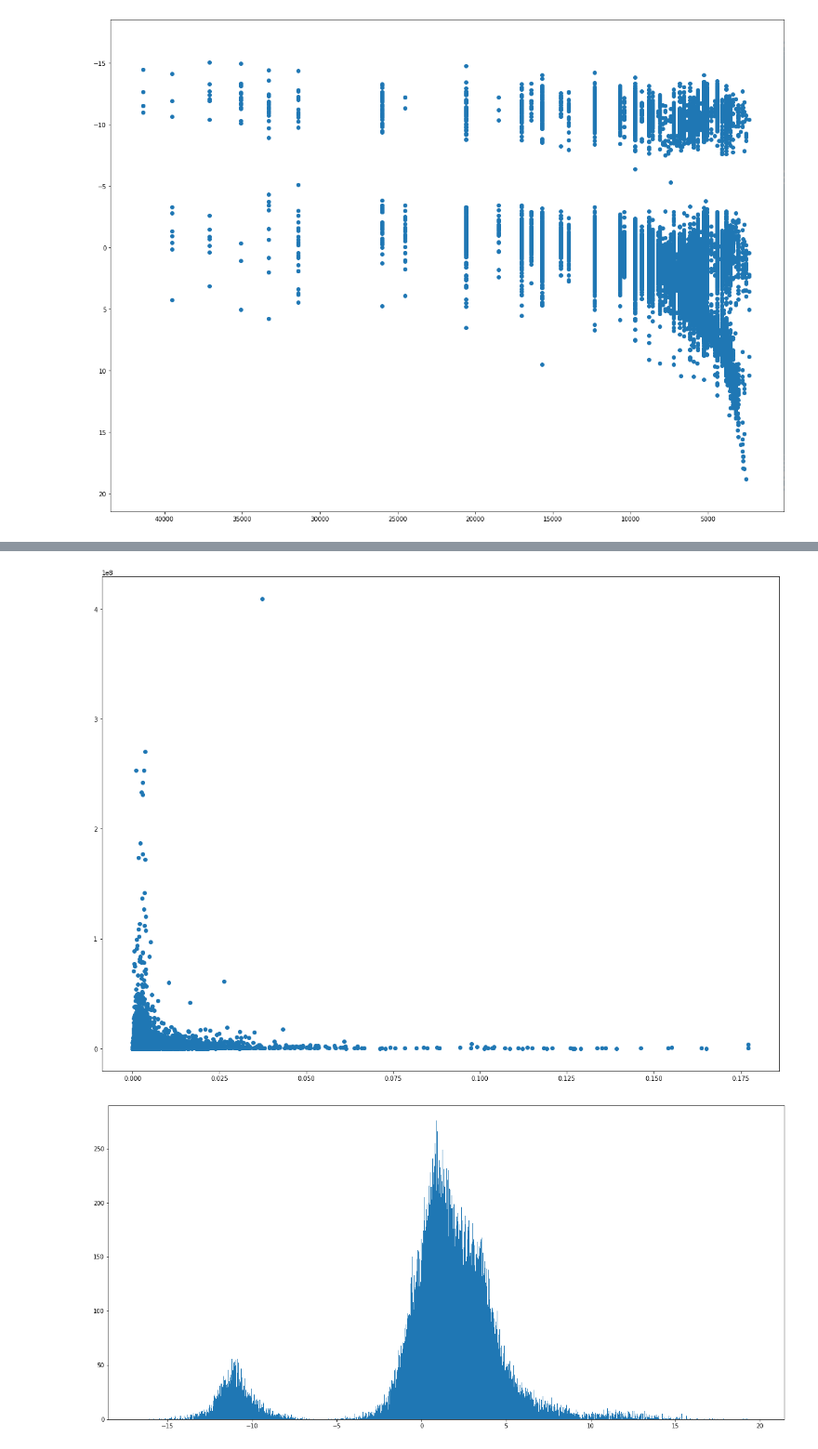
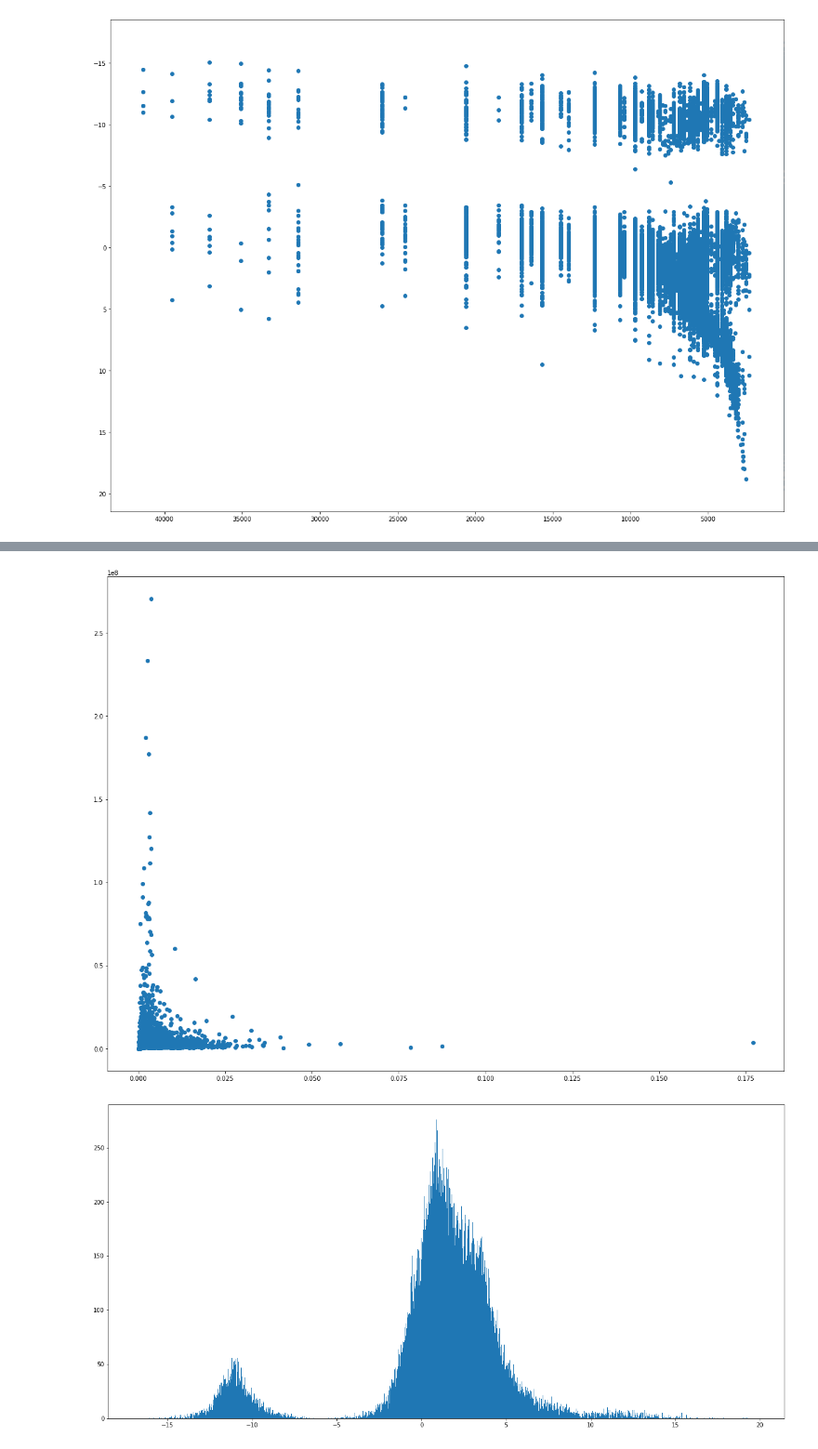
Before and after one commit to Hillcrest-R-D/AstroWorks, a Jupyter notebook: HYG_Stats.ipynb, the cells around one changed output, grey strips where cells are left out. Shown at 93% size. Cells and saved outputs as stored; diff of their text form; code cells hidden in the pictures.

Commit message:
updated data file names and added more calculations

```diff
--- a/HYG_Stats.ipynb
+++ b/HYG_Stats.ipynb
@@ -15,3 +15,7 @@ data = pd.read_csv("HYG_data/hygdata_v3.csv")
 starclass = pd.read_csv("StarClass.csv")
 #from http://www.isthe.com/chongo/tech/astro/HR-temp-mass-table-byhrclass.html
 starclass_extended = pd.read_csv("StellarClass_Extended.csv")
+data_extended_fullmatch = pd.read_csv("HYG_data/hygdata_v3_exactmatch_class.csv")
+data_ef = data_extended_fullmatch
+data_ef["vtot"] = (data_ef["vx"]**2+data_ef["vy"]**2+data_ef["vz"]**2)**(0.5)
+data_ef
@@ -508,11 +567,11 @@ plt.gca().invert_xaxis()
 # %%
 plt.figure(figsize=(20,15))
 
 
-plt.scatter(data["vtot"],data["lum"])
+plt.scatter(data_ef["vtot"],data_ef["lum"])
 plt.show()
 # %% [output]
-[figure, old version]
+[figure, new version]
 # %%
 plt.figure(figsize=(21,10))
 plt.hist(data["absmag"], bins=np.arange(min(data["absmag"]),max(data["absmag"]),.01))
```
Also changed, not shown: parts of 7 cells of this notebook, 2 other files.
